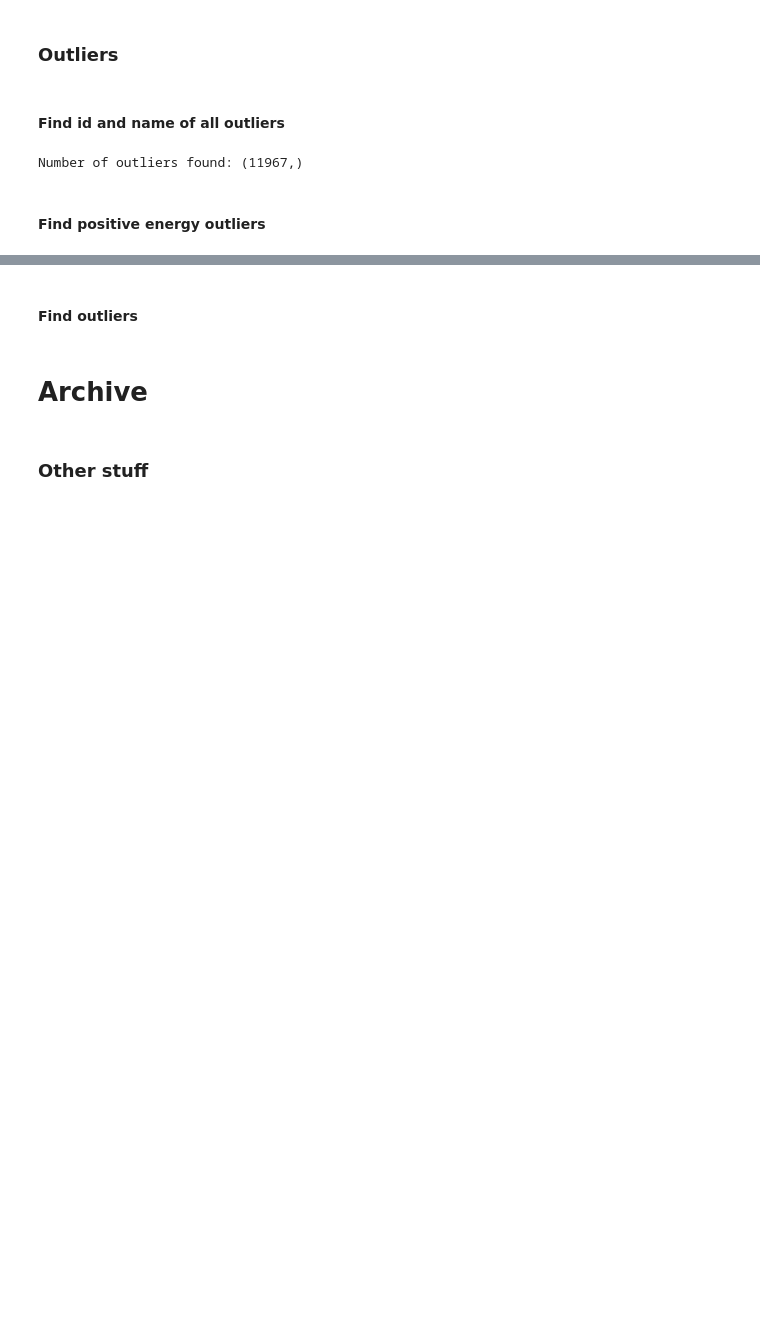
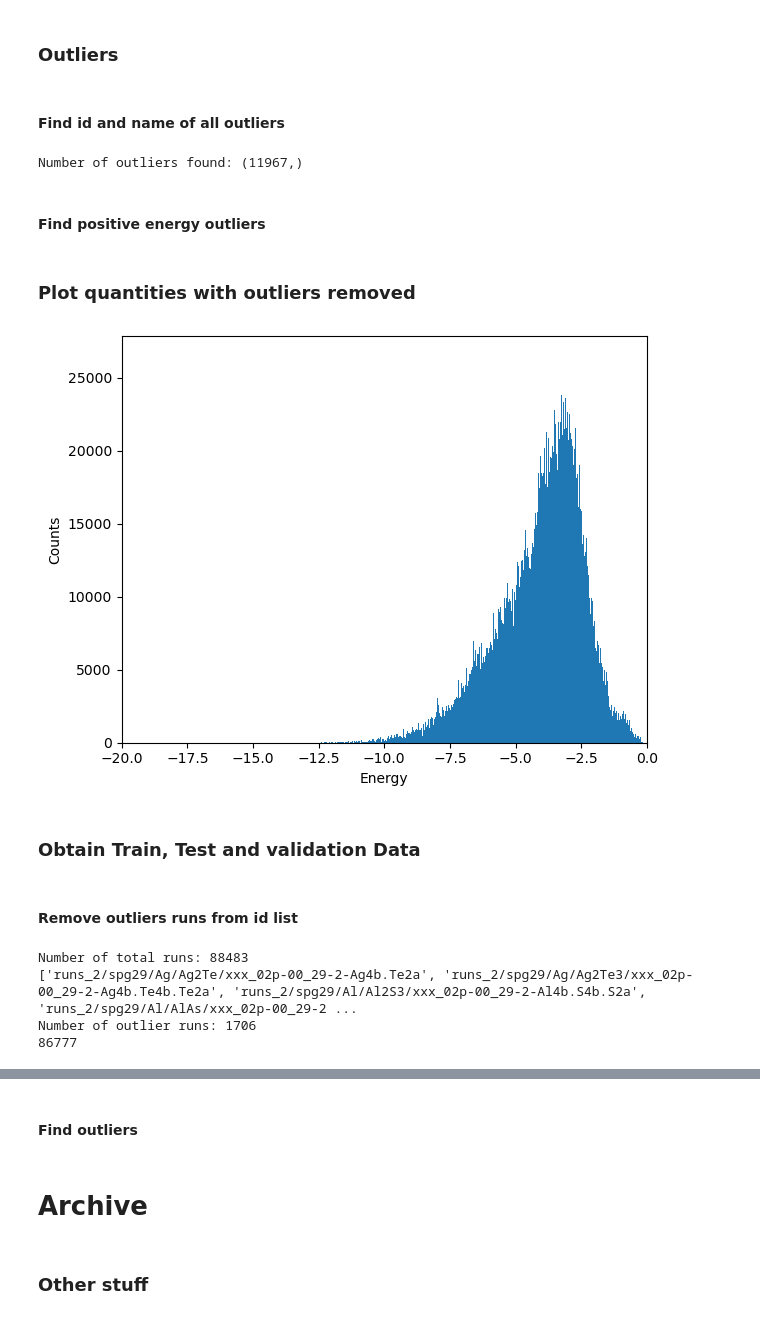
Before and after one commit to fabianjaeger1/Universal_Force_Fields, a Jupyter notebook: stat_data.ipynb, the cells around one changed output, grey strips where cells are left out. Drawn from its saved outputs; the diff is of its cells as text; code cells hidden in the pictures; blank space fills up the shorter version.

Commit message:
Added split train-val-test

```diff
--- a/stat_data.ipynb
+++ b/stat_data.ipynb
@@ -726,3 +750,5 @@ print(np.min(energy_arr[id_energy_outliers_pos]))
 with open("energy_outliers_pos.txt", "w") as f:
     for s in outlier_energy_pos:
         f.write(str(s) +"\n")
+# %% [markdown]
+### Plot quantities with outliers removed
@@ -728,0 +758,30 @@ with open("energy_outliers_pos.txt", "w") as f:
+# %%
+histogram_1d_energy(energy_per_atom_cropped, "energy_per_atom_outlrm", xrange = [-20,0])
+# %% [output]
+[figure, added]
+# %% [markdown]
+### Obtain Train, Test and validation Data
+# %% [markdown]
+#### Remove outliers runs from id list
+# %%
+all_runs = load_id_dict("id_run_reformat.txt")
+
+print("Number of total runs: {}".format(len(all_runs)))
+print(list(id_reformated.keys())[:100])
+
+with open("outliers_names.txt", "r") as f:
+    outlier_runs = f.readlines()
+# outlier_runs = np.loadtxt("outliers_names.txt")
+print("Number of outlier runs: {}".format(len(outlier_runs)))
+
+for outl in outlier_runs:
+    del all_runs[outl[:-1]]
+
+runs_outlrm = all_runs
+
+print(len(runs_outlrm))
+# %% [output]
+Number of total runs: 88483
+['runs_2/spg29/Ag/Ag2Te/xxx_02p-00_29-2-Ag4b.Te2a', 'runs_2/spg29/Ag/Ag2Te3/xxx_02p-00_29-2-Ag4b.Te4b.Te2a', 'runs_2/spg29/Al/Al2S3/xxx_02p-00_29-2-Al4b.S4b.S2a', 'runs_2/spg29/Al/AlAs/xxx_02p-00_29-2 ...
+Number of outlier runs: 1706
+86777
```
Also changed, not shown: parts of 21 cells of this notebook, 2 other files.
